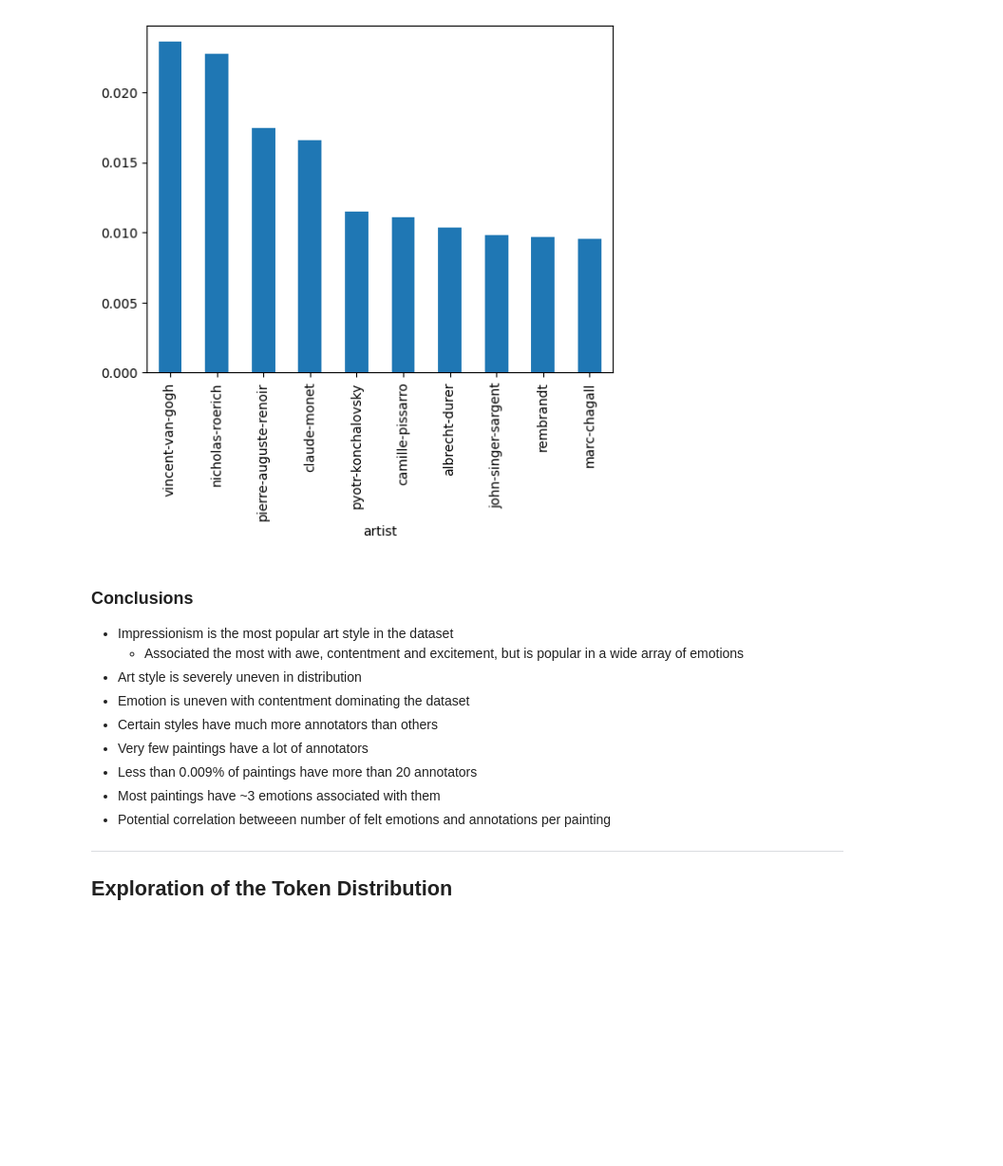
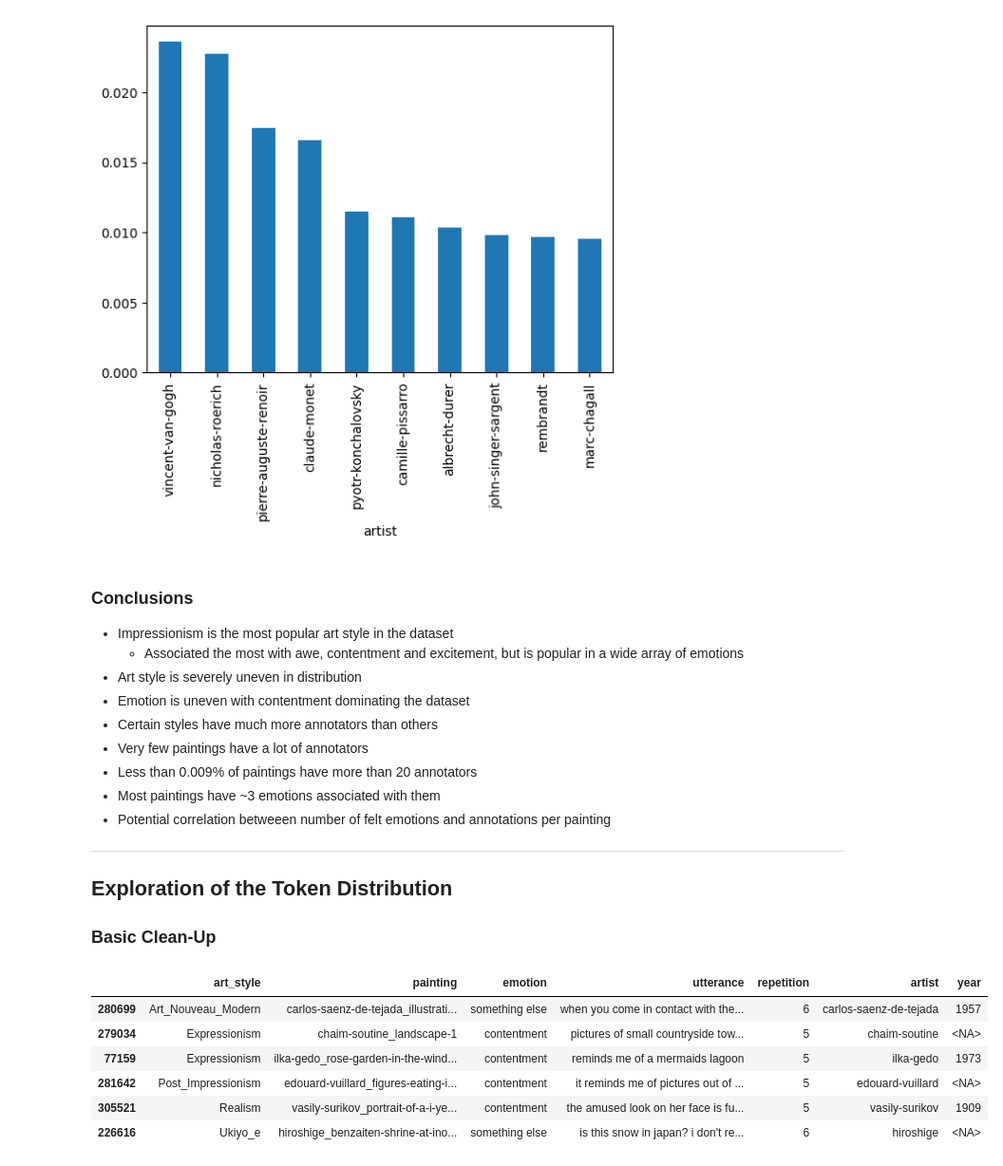
Before and after one commit to AlejandroCiuba/CS2756-Group-Project, a Jupyter notebook: Alejandro/data_exploration.ipynb, the cells around one changed output. Shown: that part at 95% size. Saved outputs shown, nothing was run; the diff lists cells and outputs as text; code cells hidden in the pictures; blank space fills up the shorter version.

```diff
--- a/Alejandro/data_exploration.ipynb
+++ b/Alejandro/data_exploration.ipynb
@@ -313,3 +318,5 @@ mod_df.artist.value_counts(normalize=True).nlargest(10, keep="all").plot(kind="b
 - Potential correlation betweeen number of felt emotions and annotations per painting
 ---
 ## Exploration of the Token Distribution
+
+### Basic Clean-Up
@@ -316,3 +330,16 @@ mod_df.artist.value_counts(normalize=True).nlargest(10, keep="all").plot(kind="b
+# %%
+# DESTROY THEM!!!
+EMOJI = re.compile(r'\:.*\:')
+art_df.loc[sub_df.index, "utterance"] = art_df.loc[sub_df.index, "utterance"].map(lambda x: EMOJI.sub('', emoji.demojize(x)))
+art_df.loc[sub_df.index]
+# %% [output]
+|  | art_style | painting | emotion | utterance | repetition | artist | year |
+| 280699 | Art_Nouveau_Modern | carlos-saenz-de-tejada_illustrati... | something else | when you come in contact with the... | 6 | carlos-saenz-de-tejada | 1957 |
+| 279034 | Expressionism | chaim-soutine_landscape-1 | contentment | pictures of small countryside tow... | 5 | chaim-soutine | <NA> |
+| 77159 | Expressionism | ilka-gedo_rose-garden-in-the-wind... | contentment | reminds me of a mermaids lagoon | 5 | ilka-gedo | 1973 |
+| 281642 | Post_Impressionism | edouard-vuillard_figures-eating-i... | contentment | it reminds me of pictures out of ... | 5 | edouard-vuillard | <NA> |
+| 305521 | Realism | vasily-surikov_portrait-of-a-i-ye... | contentment | the amused look on her face is fu... | 5 | vasily-surikov | 1909 |
+| 226616 | Ukiyo_e | hiroshige_benzaiten-shrine-at-ino... | something else | is this snow in japan? i don't re... | 6 | hiroshige | <NA> |
 # %%
 art_df["tokens"] = art_df.utterance.map(nltk.word_tokenize)
 art_df.head()
```
Also changed, not shown: parts of 12 cells of this notebook.
